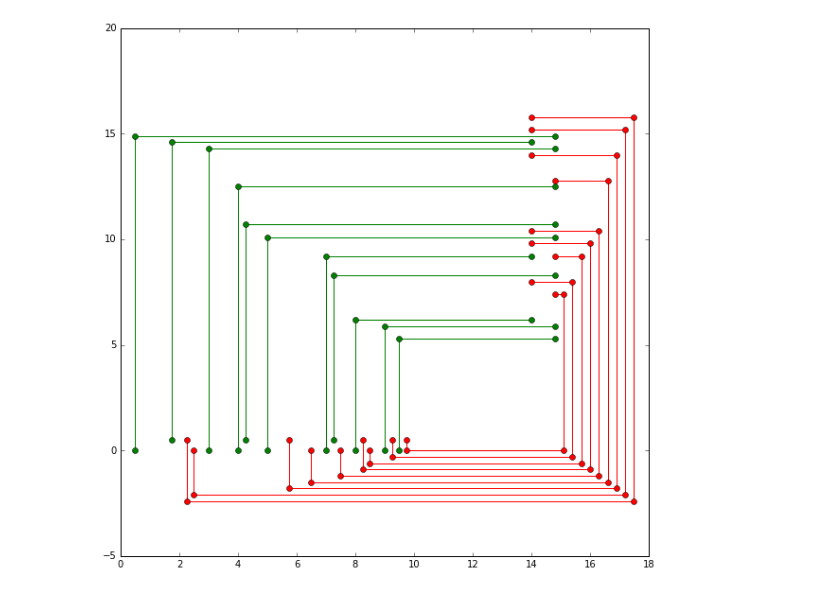
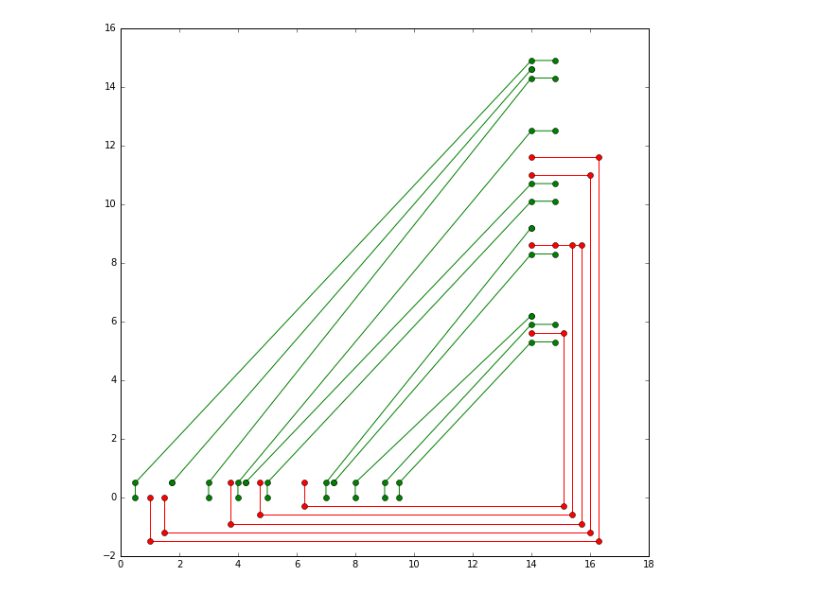
Before and after one commit to elejke/shortest_path, a Jupyter notebook: code/embedding.ipynb, the cells around one changed output. Cells and saved outputs as stored; diff of their text form; code cells hidden in the pictures.

Commit message:
new_embedding and geometri initial commit

```diff
--- a/code/embedding.ipynb
+++ b/code/embedding.ipynb
@@ -42,10 +14,10 @@ for num, subseq in enumerate(subsequences):
 # %%
 plt.figure(figsize=[10, 10])
 
-for i in embedding_squared(connections, subsequences[0], subsequences[1], chip_1, chip_2)[0]:
+for i in embedding(connections, subsequences[0], subsequences[3], chip_1, chip_2)[0]:
     plt.plot(i[0],i[1], 'o-', color='g')
 
-for i in embedding_squared(connections, subsequences[0], subsequences[1], chip_1, chip_2)[1]:
+for i in embedding_squared(connections, subsequences[0], subsequences[3], chip_1, chip_2)[1]:
     plt.plot(i[0],i[1], 'o-', color='r')
 # %% [output]
-[figure, old version]
+[figure, new version]
```
Also changed, not shown: parts of 3 cells of this notebook, 3 other files.
